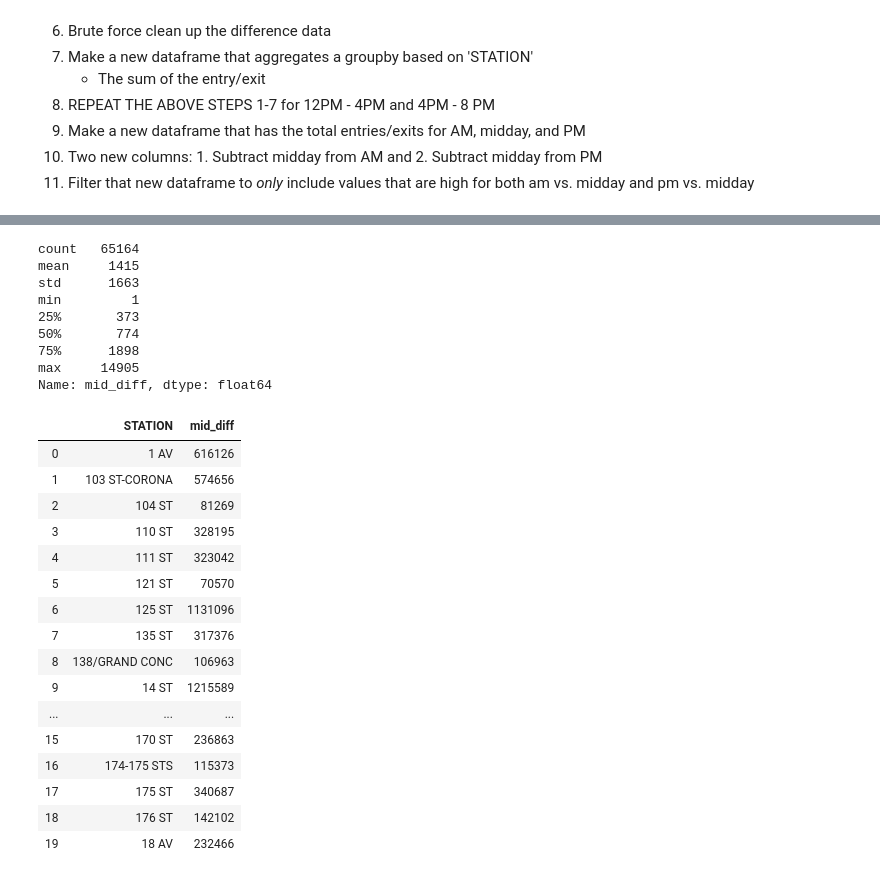
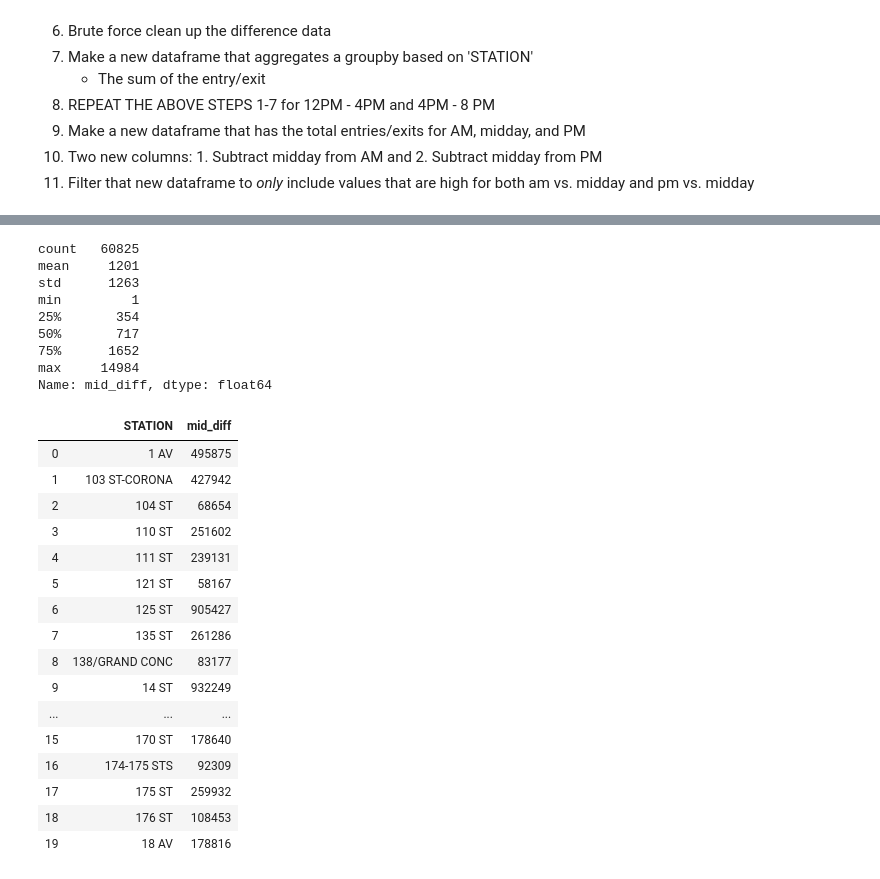
Before and after one commit to huge-reality/MTA_Project_Group_5, a Jupyter notebook: Rush_hour.ipynb, the cells around one changed output, grey strips where cells are left out. Cells and saved outputs as stored; diff of their text form; code cells hidden in the pictures.

```diff
--- a/Rush_hour.ipynb
+++ b/Rush_hour.ipynb
@@ -129,58 +129,58 @@ mid = mid[(mid["DAY"] != 'Saturday') & (mid["DAY"] != 'Sunday')]
 # 1. the difference between the number of entries of the row and the row above it
 # 2. same for exits
 # 3. a new column that is the sum of the first two , divided by the length to normalize
 
-mid['exits_diff'] = mid.groupby(['UNIT', 'SCP'])['EXITS'].transform(lambda x: x.diff())
-mid['entries_diff'] = mid.groupby(['UNIT', 'SCP'])['ENTRIES'].transform(lambda x: x.diff())
+mid['exits_diff'] = mid.groupby(['SCP'])['EXITS'].transform(lambda x: x.diff())
+mid['entries_diff'] = mid.groupby(['SCP'])['ENTRIES'].transform(lambda x: x.diff())
 mid['mid_diff'] = mid['entries_diff'] + mid['exits_diff']
 mid['mid_diff'] = mid['mid_diff']
 
 
 
 # remove all diff values that are negative and
 # remove all diff values that are greater than 30k
 # 30k is an estimation of how many people could realistically go through a turnstile
 # in a 4h period
 
 mid = mid[(mid['mid_diff'] > 0)]
 mid = mid[(mid['mid_diff'] < 15000)]
 print(mid['mid_diff'].describe())
 
 
 # make a new dataframe that has the aggregate sum of
 # entry/exit differences for each station/unit pair
 # make a new index column
 # print the result
 mid_agg = mid.groupby(['STATION']).agg({'mid_diff' : 'sum'})
 mid_agg.reset_index(inplace=True)
 mid_agg.head(20)
 # %% [output]
-count   65164
-mean     1415
-std      1663
+count   60825
+mean     1201
+std      1263
 min         1
-25%       373
-50%       774
-75%      1898
-max     14905
+25%       354
+50%       717
+75%      1652
+max     14984
 Name: mid_diff, dtype: float64
 |  | STATION | mid_diff |
-| 0 | 1 AV | 616126 |
-| 1 | 103 ST-CORONA | 574656 |
-| 2 | 104 ST | 81269 |
-| 3 | 110 ST | 328195 |
-| 4 | 111 ST | 323042 |
-| 5 | 121 ST | 70570 |
-| 6 | 125 ST | 1131096 |
-| 7 | 135 ST | 317376 |
-| 8 | 138/GRAND CONC | 106963 |
-| 9 | 14 ST | 1215589 |
+| 0 | 1 AV | 495875 |
+| 1 | 103 ST-CORONA | 427942 |
+| 2 | 104 ST | 68654 |
+| 3 | 110 ST | 251602 |
+| 4 | 111 ST | 239131 |
+| 5 | 121 ST | 58167 |
+| 6 | 125 ST | 905427 |
+| 7 | 135 ST | 261286 |
+| 8 | 138/GRAND CONC | 83177 |
+| 9 | 14 ST | 932249 |
 | ... | ... | ... |
-| 15 | 170 ST | 236863 |
-| 16 | 174-175 STS | 115373 |
-| 17 | 175 ST | 340687 |
-| 18 | 176 ST | 142102 |
-| 19 | 18 AV | 232466 |
+| 15 | 170 ST | 178640 |
+| 16 | 174-175 STS | 92309 |
+| 17 | 175 ST | 259932 |
+| 18 | 176 ST | 108453 |
+| 19 | 18 AV | 178816 |
 # %%
 # read the data and remove spaces from column names
 df1 = pd.read_csv('http://web.mta.info/developers/data/nyct/turnstile/turnstile_190427.txt')
```
Also changed, not shown: parts of 6 cells of this notebook.
